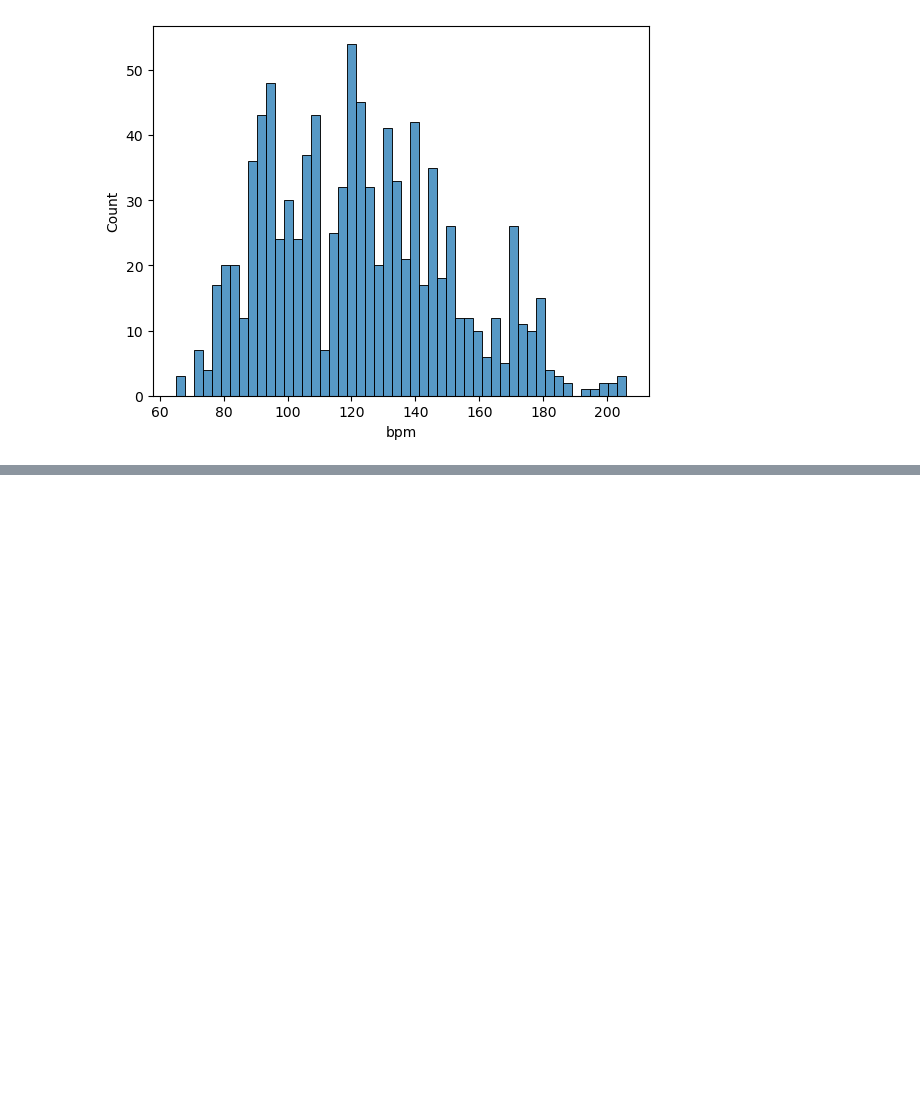
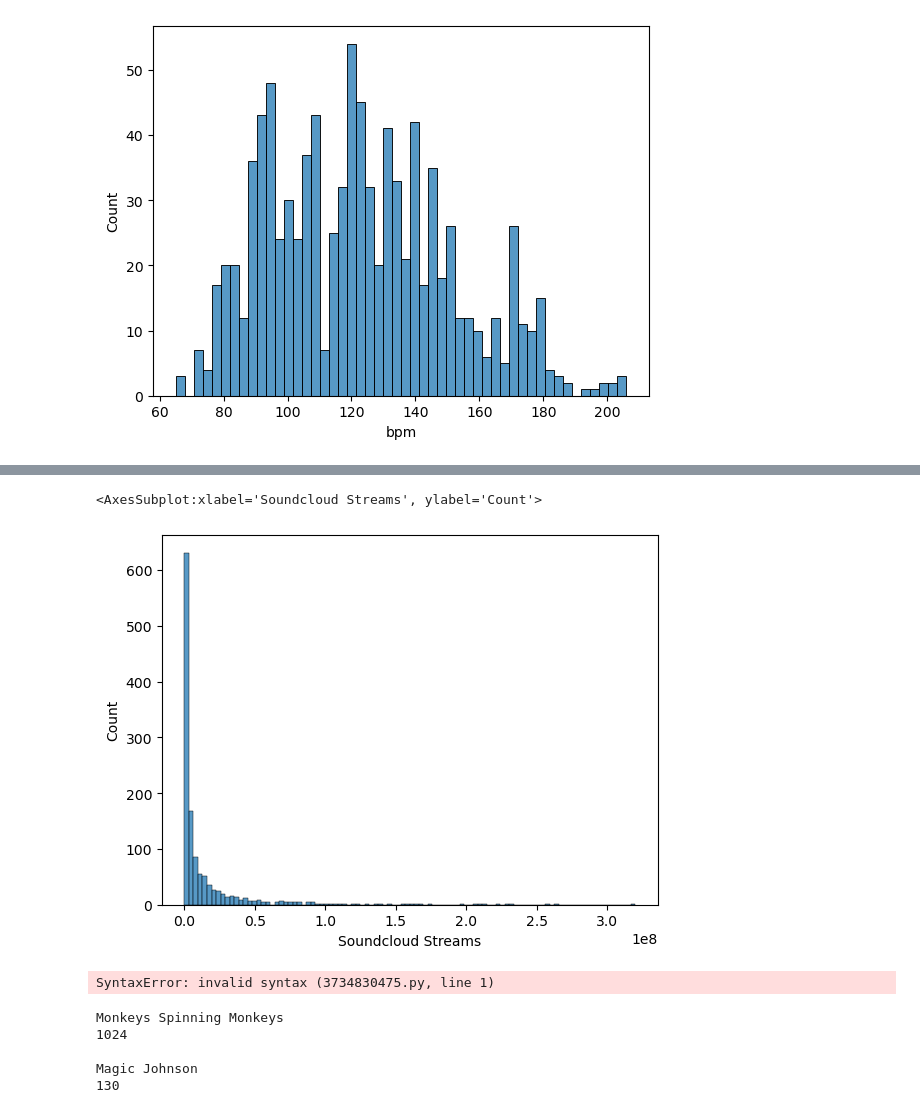
Before and after one commit to FlipBrooke/AI, a Jupyter notebook: Semester 1/Spotify/Spotify.ipynb, the cells around one changed output, grey strips where cells are left out. Cells and saved outputs as stored; diff of their text form; code cells hidden in the pictures; blank space fills up the shorter version.

```diff
--- a/Semester 1/Spotify/Spotify.ipynb
+++ b/Semester 1/Spotify/Spotify.ipynb
@@ -76,0 +136,21 @@ sns.histplot(data=df_2023, x="bpm", bins=50,)
+# %%
+sns.histplot(data=df, x="Soundcloud Streams", bins=100,)
+# %% [output]
+<AxesSubplot:xlabel='Soundcloud Streams', ylabel='Count'>
+[figure, added]
+# %%
+print(df[TikTok Likes].max())
+# %% [output]
+SyntaxError: invalid syntax (3734830475.py, line 1)
+# %%
+print(df.loc[df['TikTok Likes'].idxmax(), 'Track'])
+print(df['TikTok Likes'].idxmax())
+print("")
+print(df.loc[df['YouTube Likes'].idxmin(), 'Track'])
+print(df['YouTube Likes'].idxmax())
+# %% [output]
+Monkeys Spinning Monkeys
+1024
+
+Magic Johnson
+130
```
Also changed, not shown: parts of 9 cells of this notebook.
